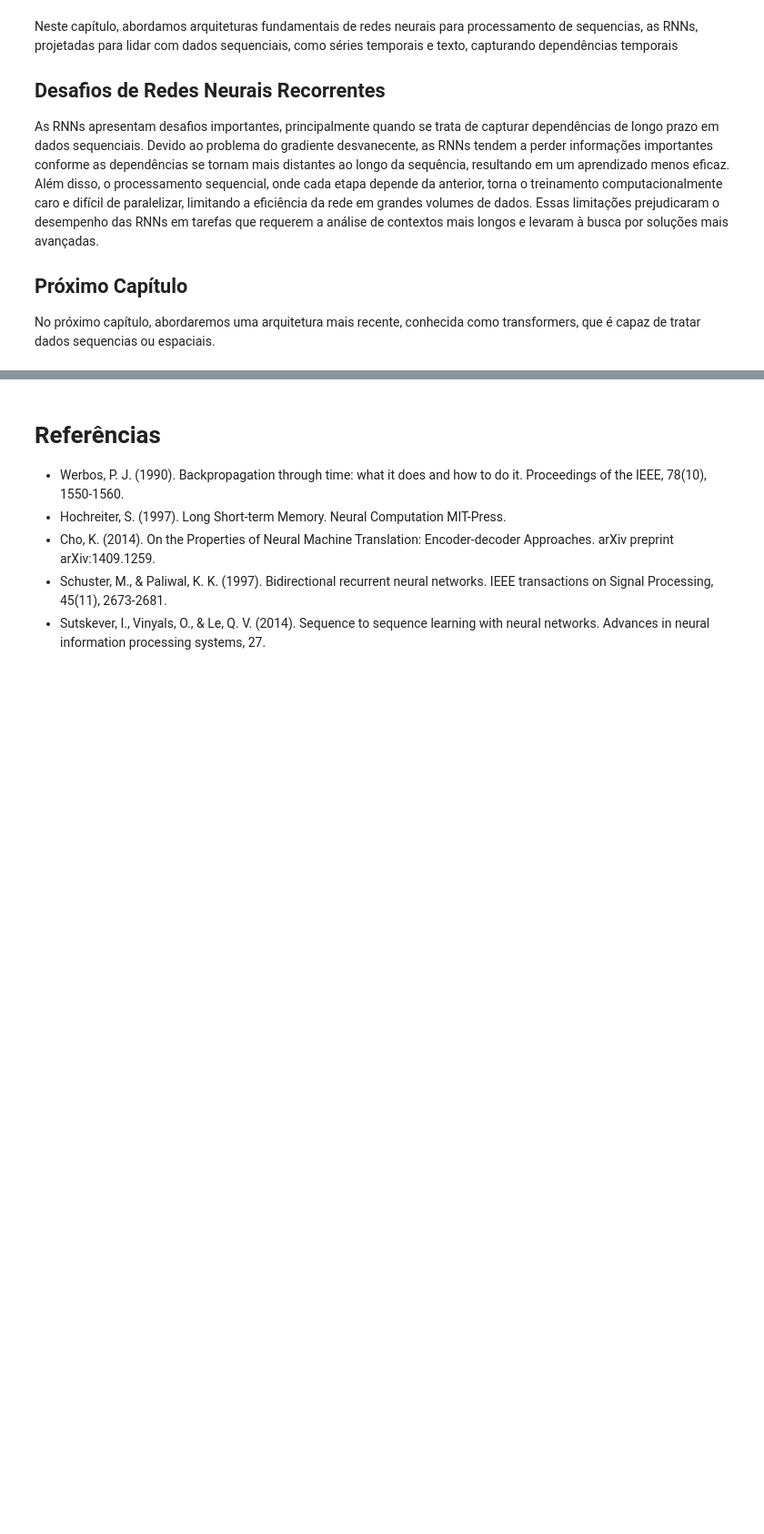
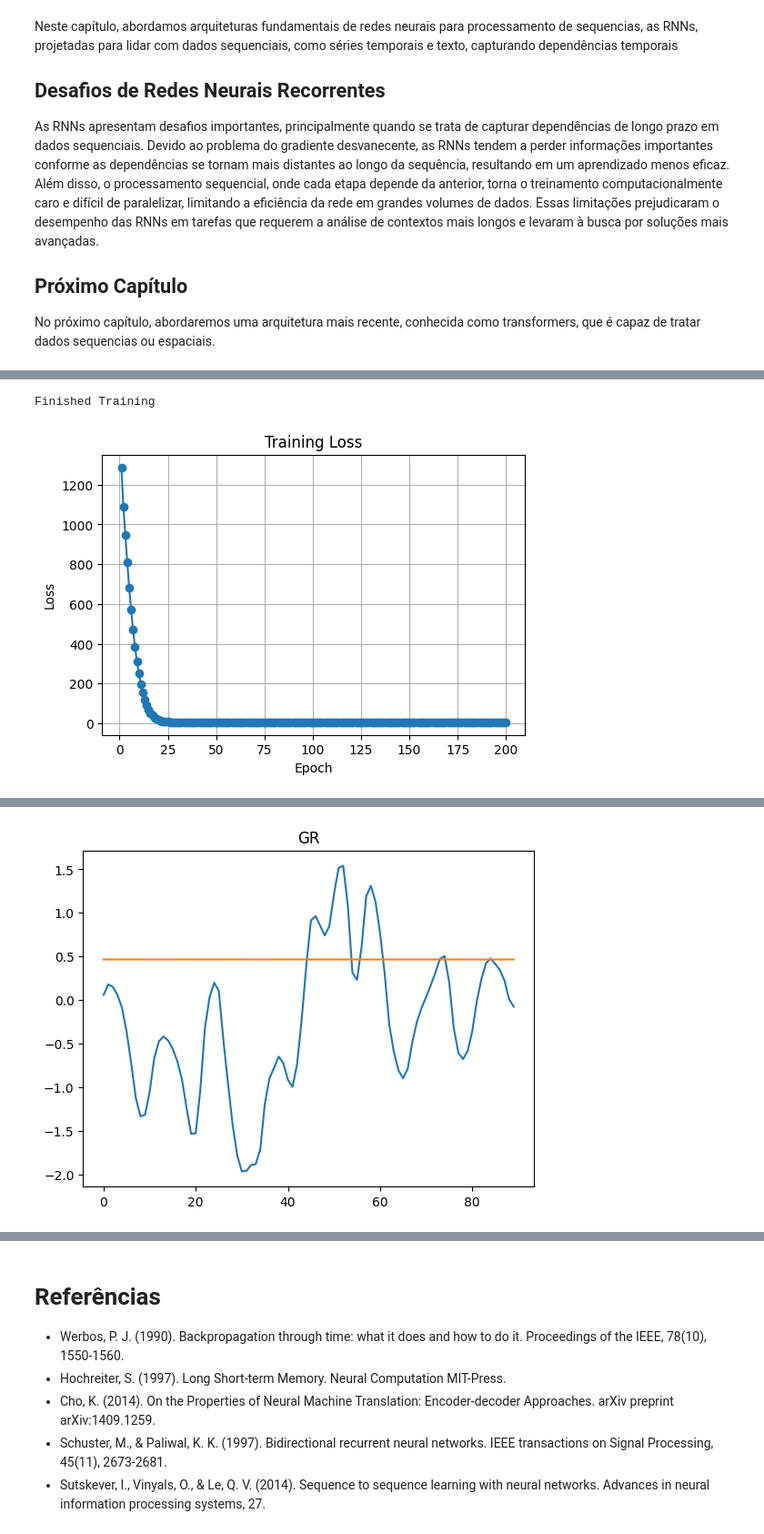
Before and after one commit to LuizTj/Backend-CRUD-Alunos, a Jupyter notebook: 04a_Redes_Neurais_Recorrentes.ipynb, the cells around one changed output, grey strips where cells are left out. Shown at 91% size. Cells and saved outputs as stored; diff of their text form; code cells hidden in the pictures; blank space fills up the shorter version.

```diff
--- a/04a_Redes_Neurais_Recorrentes.ipynb
+++ b/04a_Redes_Neurais_Recorrentes.ipynb
@@ -269,0 +281,65 @@ No próximo capítulo, abordaremos uma arquitetura mais recente, conhecida como
+# %%
+class TimeSeriesGRU(nn.Module):
+    def __init__(self, input_size, hidden_size, output_size, num_layers=1):
+        super(TimeSeriesGRU, self).__init__()
+
+        self.hidden_size = hidden_size
+        self.num_layers = num_layers
+
+        self.gru = nn.GRU(
+            input_size,
+            hidden_size,
+            num_layers,
+            batch_first=True
+        )
+
+        self.fc = nn.Linear(hidden_size, output_size)
+
+    def forward(self, x):
+        # Initialize hidden state
+        h0 = torch.zeros(
+            self.num_layers,
+            x.size(0),
+            self.hidden_size,
+            device=x.device
+        )
+
+        # Forward propagate through GRU
+        out, _ = self.gru(x, h0)
+
+        # Last time step
+        out = self.fc(out[:, -1, :])
+        return out
+
+
+num_features = df_train.shape[1]
+
+hidden_size = 64
+output_size = num_features
+num_layers = 1
+
+model = TimeSeriesGRU(
+    input_size=num_features,
+    hidden_size=hidden_size,
+    output_size=output_size,
+    num_layers=num_layers
+)
+
+criterion = nn.MSELoss()
+optimizer = optim.Adam(model.parameters(), lr=0.01)
+
+num_epochs = 200
+train_model(model, train_loader, criterion, optimizer, num_epochs)
+all_outputs, all_labels = evaluate_model(model, test_loader, criterion)
+
+outputs = all_outputs * df_std.to_numpy() + df_mean.to_numpy()
+labels = all_labels * df_std.to_numpy() + df_mean.to_numpy()
+
+for i in range(2):
+    plt.plot(labels[:,i])
+    plt.plot(outputs[:,i])
+    plt.title(df_std.index[i])
+    plt.show()
+# %% [output]
+Finished Training
+[figure, added]
@@ -269,0 +347 @@ No próximo capítulo, abordaremos uma arquitetura mais recente, conhecida como
+[figure, added]
```
Also changed, not shown: parts of 5 cells of this notebook.
